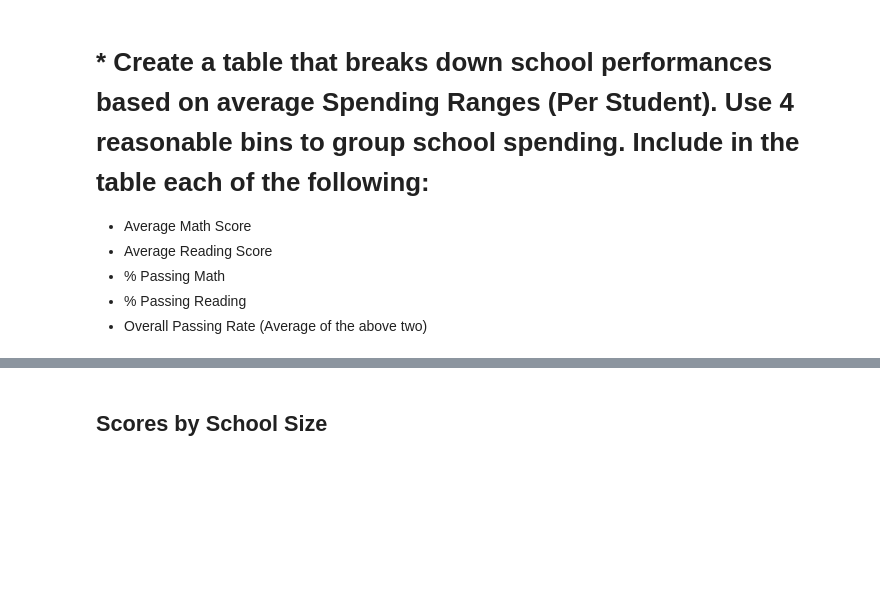
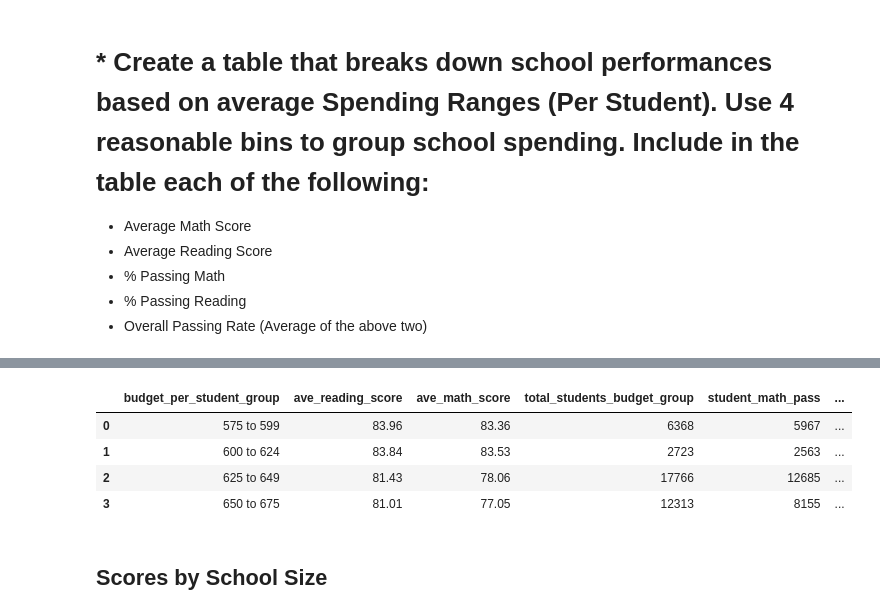
Before and after one commit to BrandonOverlie/pandas-challenge, a Jupyter notebook: PyCitySchools/02-Homework_04-Pandas_Instructions_PyCitySchools_PyCitySchools_starter (1).ipynb, the cells around one changed output, grey strips where cells are left out. Cells and saved outputs as stored; diff of their text form; code cells hidden in the pictures; blank space fills up the shorter version.

```diff
--- a/PyCitySchools/02-Homework_04-Pandas_Instructions_PyCitySchools_PyCitySchools_starter (1).ipynb
+++ b/PyCitySchools/02-Homework_04-Pandas_Instructions_PyCitySchools_PyCitySchools_starter (1).ipynb
@@ -407,3 +388,35 @@ ave_reading_score_group
+# %%
+# use the groupby variable stored from before to sum up the the total passing reading students per budget class, then merge
+reading_pass_budget_group = school_data_group["passing_reading_student_count"].sum().rename_axis(
+    'budget_per_student_group').reset_index(name='student_reading_pass')
+budget_group_scores_summary = pd.merge(budget_group_scores_summary, reading_pass_budget_group, on=["budget_per_student_group"])
+# %%
+# use the groupby variable stored from before to sum up the the total passing students per budget class, then merge
+student_pass_budget_group = school_data_group["passing_student_count"].sum().rename_axis(
+    'budget_per_student_group').reset_index(name='student_pass')
+budget_group_scores_summary = pd.merge(budget_group_scores_summary, student_pass_budget_group, on=["budget_per_student_group"])
+# %%
+# calculate and format the percentage of students that passed the math test by budget class, then pass it into the df
+pct_math_pass_budget_group = budget_group_scores_summary['student_math_pass'] / \
+    budget_group_scores_summary['total_students_budget_group']
+budget_group_scores_summary["pct_math_pass"] = (pct_math_pass_budget_group * 100).astype(float).map("{:,.2f}%".format)
+# %%
+# calculate and format the percentage of students that passed the reading test by budget class, then pass it into the df
+pct_reading_pass_budget_group = budget_group_scores_summary['student_reading_pass'] / \
+    budget_group_scores_summary['total_students_budget_group']
+budget_group_scores_summary["pct_reading_pass"] = (pct_reading_pass_budget_group * 100).astype(float).map("{:,.2f}%".format)
+# %%
+# calculate and format the percentage of students that passed by budget class, then pass it into the df
+pct_pass_budget_group = budget_group_scores_summary['student_pass'] / \
+    budget_group_scores_summary['total_students_budget_group']
+budget_group_scores_summary["pct_overall_pass"] = (pct_pass_budget_group * 100).astype(float).map("{:,.2f}%".format)
+budget_group_scores_summary
+# %% [output]
+|  | budget_per_student_group | ave_reading_score | ave_math_score | total_students_budget_group | student_math_pass | ... |
+| 0 | 575 to 599 | 83.96 | 83.36 | 6368 | 5967 | ... |
+| 1 | 600 to 624 | 83.84 | 83.53 | 2723 | 2563 | ... |
+| 2 | 625 to 649 | 81.43 | 78.06 | 17766 | 12685 | ... |
+| 3 | 650 to 675 | 81.01 | 77.05 | 12313 | 8155 | ... |
 # %% [markdown]
 ## Scores by School Size
 # %% [markdown]
```
Also changed, not shown: parts of 13 cells of this notebook.
